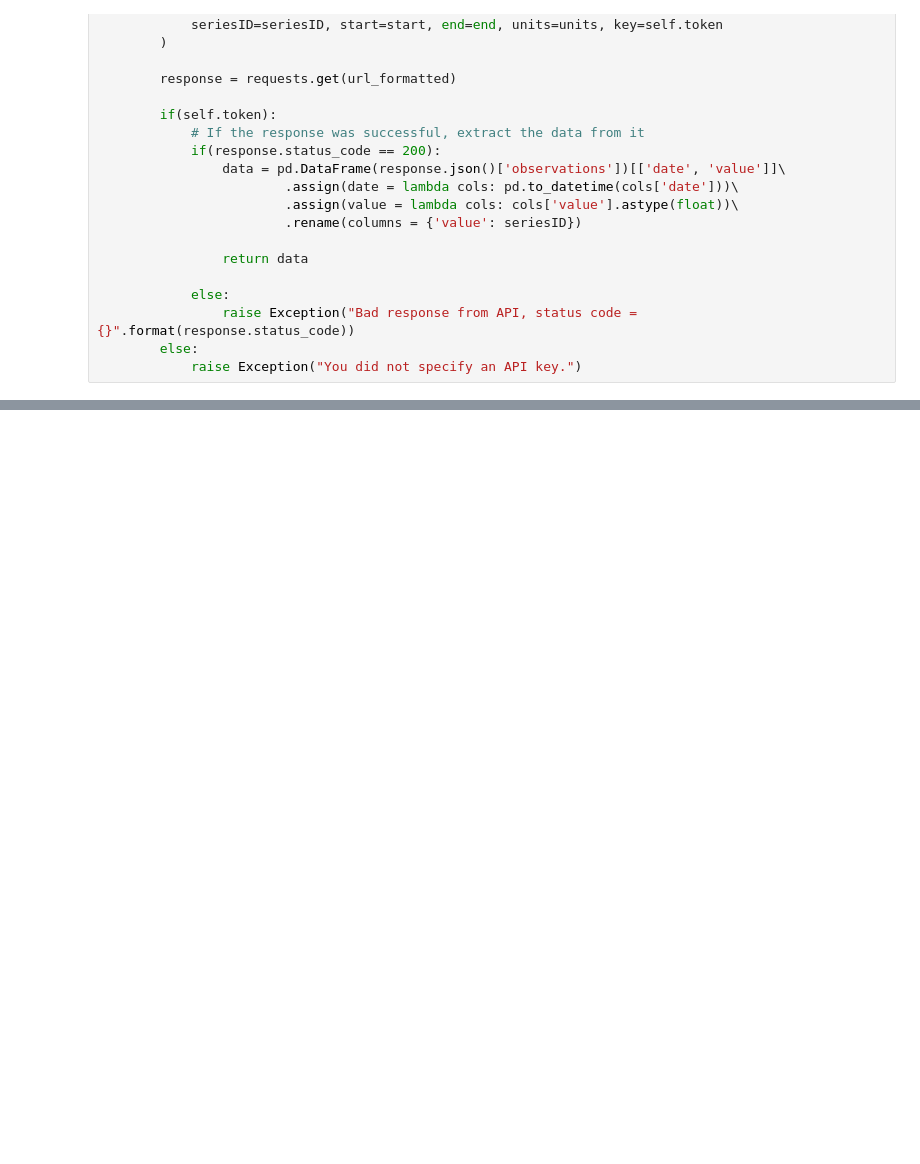
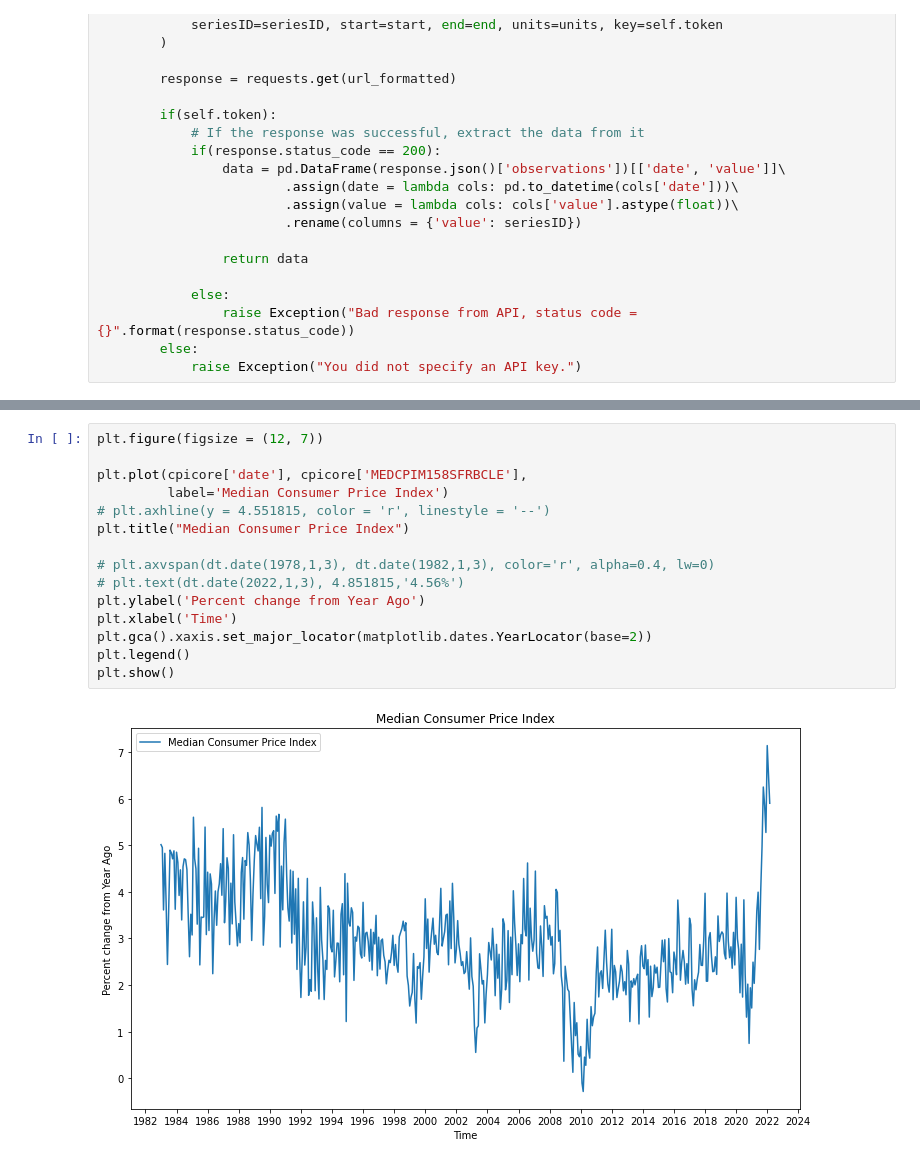
Before and after one commit to saifchowdhury95/IE555_HW7, a Jupyter notebook: fred_analysis.ipynb, the cells around one changed output, grey strips where cells are left out. Saved outputs shown, nothing was run; the diff lists cells and outputs as text; blank space fills up the shorter version.

```diff
--- a/fred_analysis.ipynb
+++ b/fred_analysis.ipynb
@@ -71,0 +107,17 @@ plt.show()
+# %%
+plt.figure(figsize = (12, 7))
+
+plt.plot(cpicore['date'], cpicore['MEDCPIM158SFRBCLE'],
+         label='Median Consumer Price Index')
+# plt.axhline(y = 4.551815, color = 'r', linestyle = '--')
+plt.title("Median Consumer Price Index")
+
+# plt.axvspan(dt.date(1978,1,3), dt.date(1982,1,3), color='r', alpha=0.4, lw=0)
+# plt.text(dt.date(2022,1,3), 4.851815,'4.56%')
+plt.ylabel('Percent change from Year Ago')
+plt.xlabel('Time')
+plt.gca().xaxis.set_major_locator(matplotlib.dates.YearLocator(base=2))
+plt.legend()
+plt.show()
+# %% [output]
+[figure, added]
```
Also changed, not shown: parts of 11 cells of this notebook.
